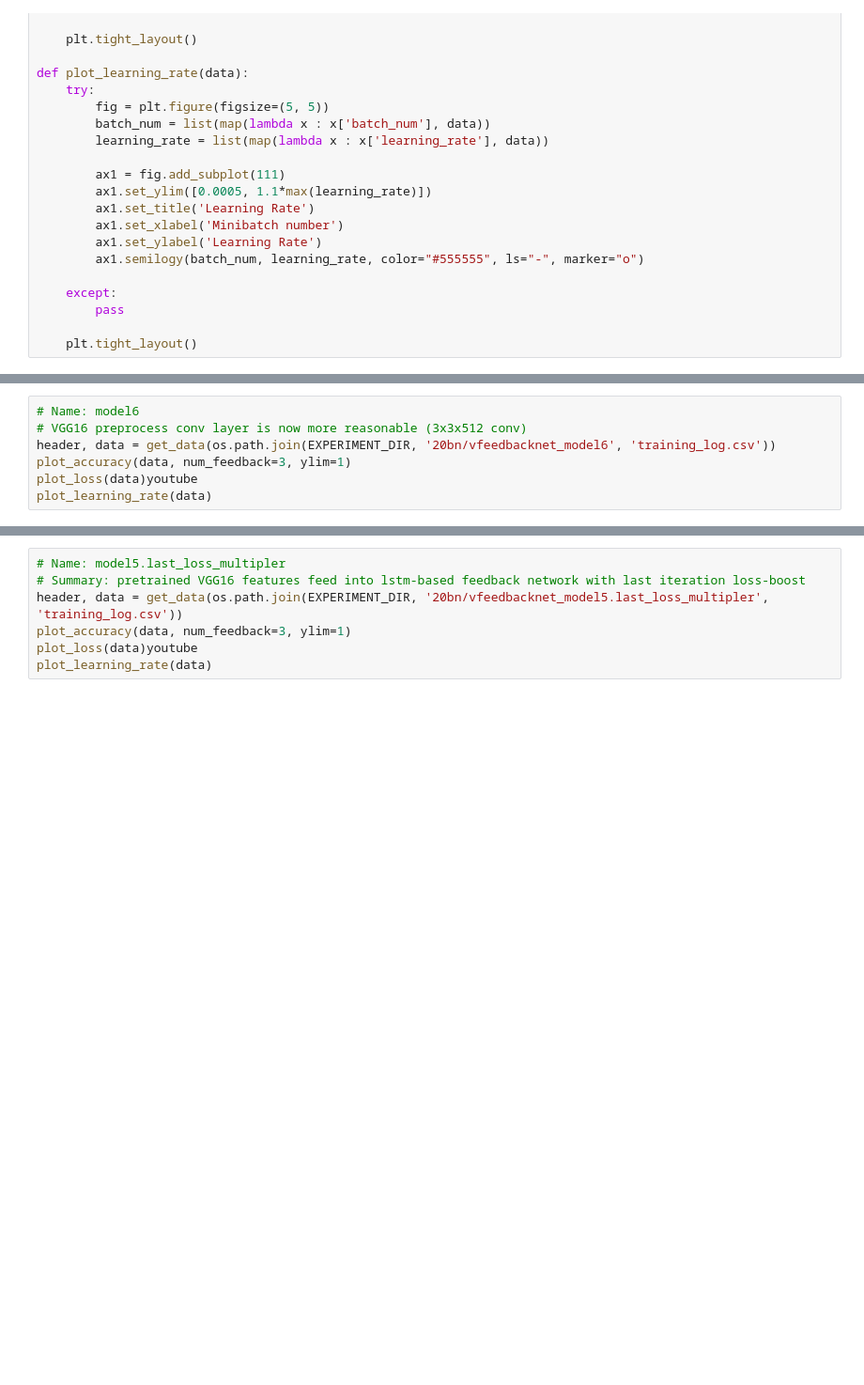
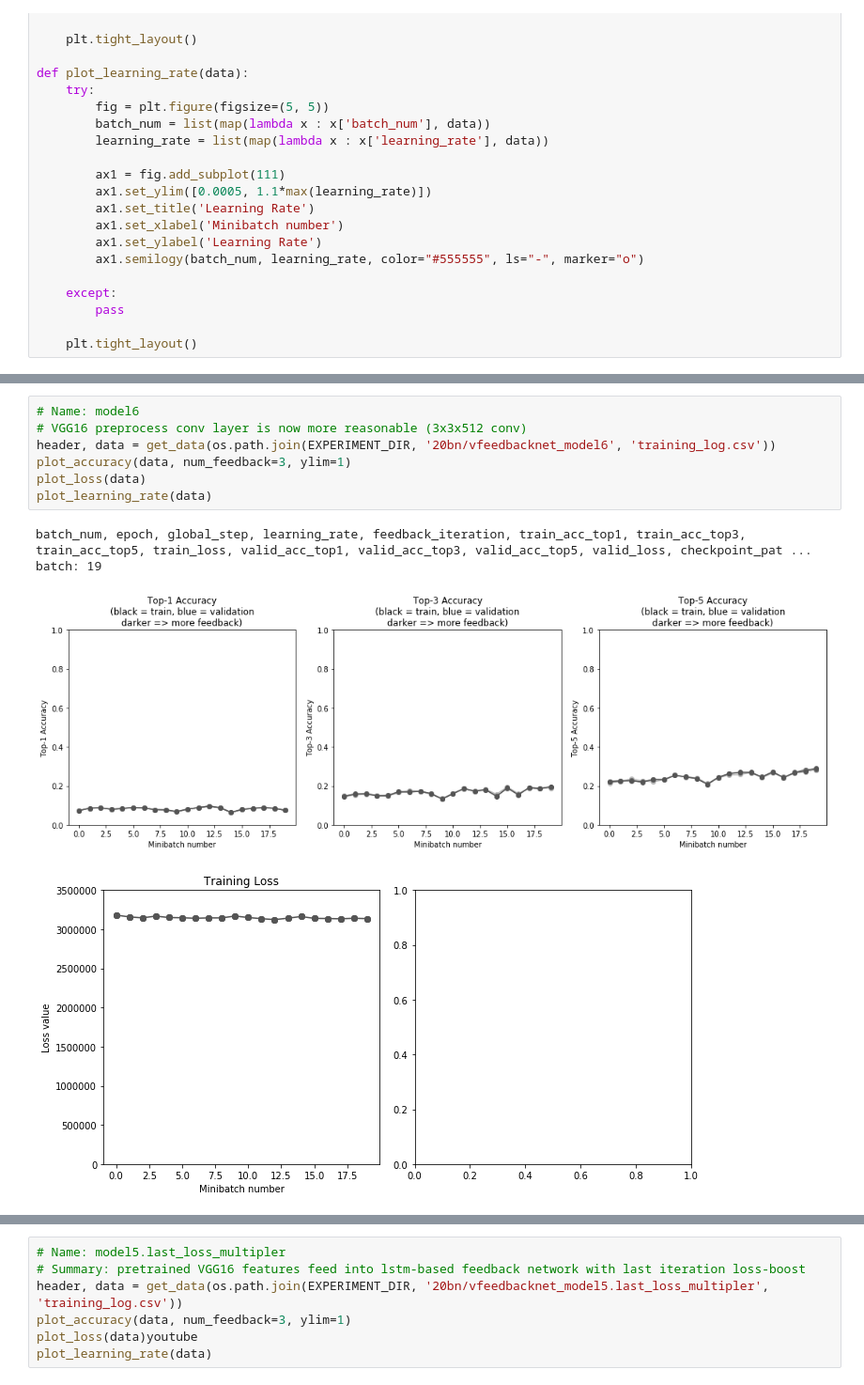
Before and after one commit to StanfordVisionSystems/vfeedbacknet, a Jupyter notebook: notebooks/vfeedbacknet_results.ipynb, the cells around one changed output, grey strips where cells are left out. Shown at 94% size. Saved outputs shown, nothing was run; the diff lists cells and outputs as text; blank space fills up the shorter version.

```diff
--- a/notebooks/vfeedbacknet_results.ipynb
+++ b/notebooks/vfeedbacknet_results.ipynb
@@ -172,7 +190,12 @@ def plot_learning_rate(data):
 # %%
 # Name: model6
 # VGG16 preprocess conv layer is now more reasonable (3x3x512 conv)
 header, data = get_data(os.path.join(EXPERIMENT_DIR, '20bn/vfeedbacknet_model6', 'training_log.csv'))
 plot_accuracy(data, num_feedback=3, ylim=1)
-plot_loss(data)youtube
+plot_loss(data)
 plot_learning_rate(data)
+# %% [output]
+batch_num, epoch, global_step, learning_rate, feedback_iteration, train_acc_top1, train_acc_top3, train_acc_top5, train_loss, valid_acc_top1, valid_acc_top3, valid_acc_top5, valid_loss, checkpoint_pat ...
+batch: 19
+[figure, added]
+[figure, added]
```
Also changed, not shown: parts of 4 cells of this notebook, 4 other files.
